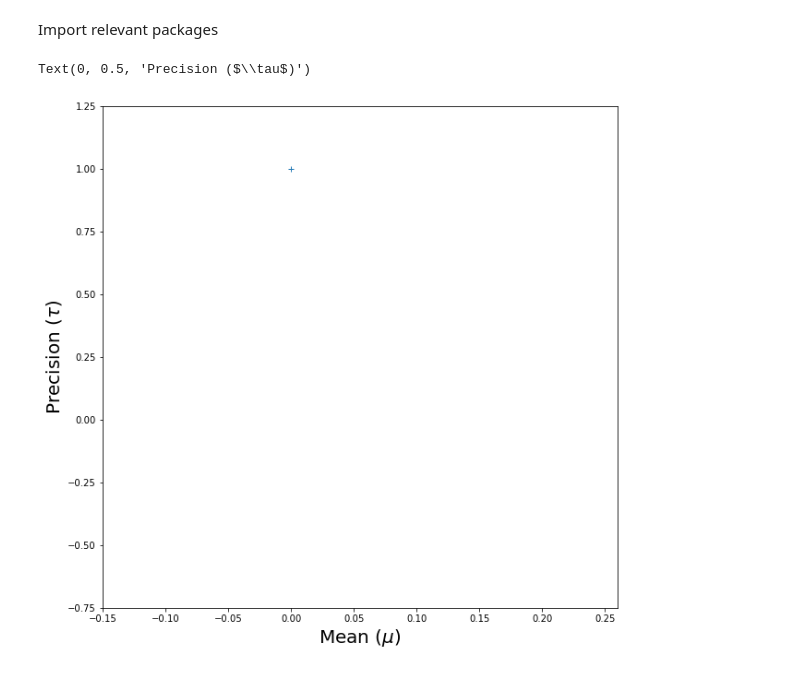
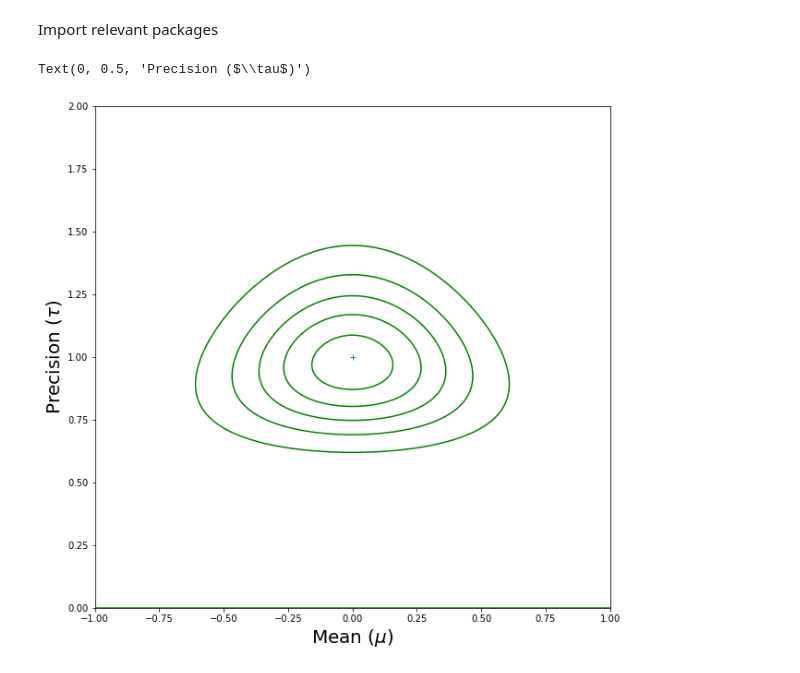
Before and after one commit to anderssonhannes/DD2434-Advanced-Machine-Learning, a Jupyter notebook: assignment_1A/task_1A_3/VI.ipynb, the cells around one changed output. Cells and saved outputs as stored; diff of their text form; code cells hidden in the pictures.

```diff
--- a/assignment_1A/task_1A_3/VI.ipynb
+++ b/assignment_1A/task_1A_3/VI.ipynb
@@ -6,43 +6,36 @@ from matplotlib import pyplot as plt
 from scipy.stats import norm,gamma
 # %%
 # Constants
-MEAN = 0.0
-PRECISION = 1.0
-N = 100
+MEAN = 0
+PRECISION = 1
+N = 100000
 MU_0 = 0.0
-LAMB_0 = 0.0 #10.0
-A_0 = 0.0 #20
-B_0 = 0.0 #20
+LAMB_0 = 10.0
+A_0 = 20
+B_0 = 20
 TOLERANCE = 1e-4
 # %%
 # Generate Interpolation Grid:
-mus = np.linspace(-1, 1, 400)
-taus = np.linspace(0, 2, 400)
+mus = np.linspace(MEAN-1, MEAN+1, 400)
+taus = np.linspace(PRECISION-1, PRECISION+1, 400)
 
 # Now we can compute the probabilities:
 Z_Prior = np.empty([len(mus), len(taus)])
 #  We can create pTau as this is independent of anything:
-if B_0 == 0:
-    pTau = gamma(a=A_0, loc=0, scale=B_0)
-else:
-    pTau = gamma(a=A_0, loc=0, scale=1/B_0)
+pTau = gamma(a=A_0, loc=0, scale=1/B_0)
 #  Since Mu depends on Tau, we will have to compute this in a loop
 for i_t, tau in enumerate(taus):
-    if LAMB_0 == 0:
-        pMu = norm(loc=MU_0, scale=LAMB_0)
-    else:
-        pMu = norm(loc=MU_0, scale=1/np.sqrt(LAMB_0 * tau))
-
+    pMu = norm(loc=MU_0, scale=1/np.sqrt(LAMB_0 * tau))
     Z_Prior[:, i_t] = pMu.pdf(mus) * pTau.pdf(tau)
 
 # Now Plot
 plt.figure(figsize=[10,10])
 plt.plot(MEAN, PRECISION, '+', label='Actual')
 plt.contour(*np.meshgrid(mus, taus), Z_Prior.T, levels=5, colors=['green'])
-plt.xlim([-0.15, 0.26])
-plt.ylim([-0.75, 1.25])
+# plt.xlim([MEAN-0.15, MEAN + 0.25])
+# plt.ylim([PRECISION-0.25, PRECISION+0.25])
 plt.xlabel('Mean ($\mu$)', fontsize=20)
 plt.ylabel('Precision ($\\tau$)', fontsize=20)
 # %% [output]
 Text(0, 0.5, 'Precision ($\\tau$)')
-[figure, old version]
+[figure, new version]
```
Also changed, not shown: parts of 4 cells of this notebook, 1 other file.
